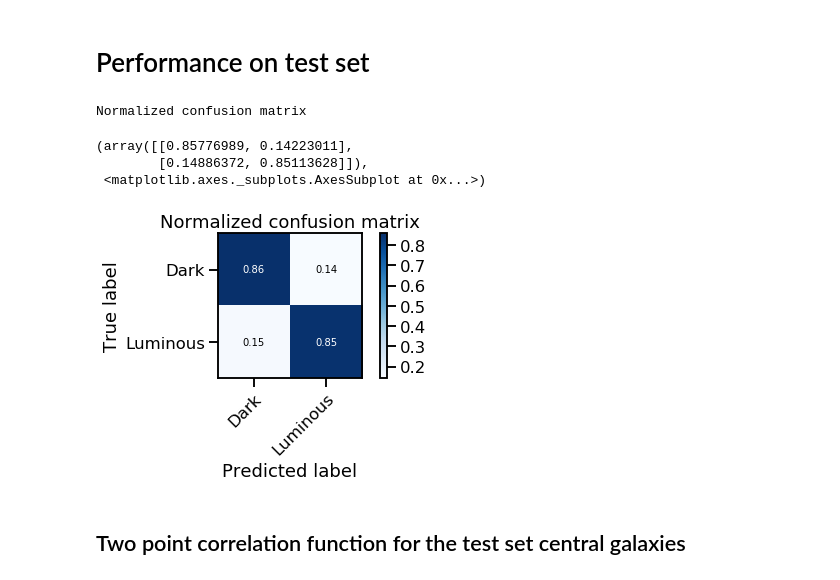
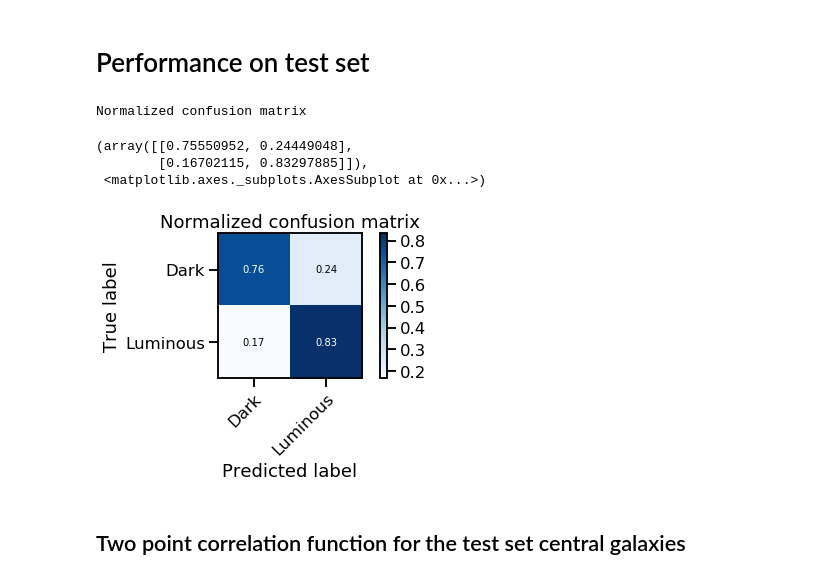
Before and after one commit to florpi/GraphCosmologyNetwork, a Jupyter notebook: baselines/HOD.ipynb, the cells around one changed output. Drawn from its saved outputs; the diff is of its cells as text; code cells hidden in the pictures.

```diff
--- a/baselines/HOD.ipynb
+++ b/baselines/HOD.ipynb
@@ -70,11 +51,11 @@ plt.legend()
 # %%
 nbins= 20
-bins = np.logspace(np.log10(np.min(mass)),
-                   np.log10(np.max(mass)), nbins+1)
+bins = np.logspace(np.log10(np.min(train.M200c)),
+                   np.log10(np.max(train.M200c)), nbins+1)
 
 bin_centers = (bins[1:]+bins[:-1])/2.
 
-mass_func, edges = np.histogram(mass, bins=bins)
+mass_func, edges = np.histogram(train.M200c, bins=bins)
 plt.loglog((edges[1:]+edges[:-1])/2.,
            mass_func,color='black', marker='o',markersize=3)
 
@@ -99,10 +69,10 @@ n_centrals_test
 # %%
-n_centrals = labels[train_idx] > 0
-n_satellites = labels[train_idx] - 1
+n_centrals = train.labels
+n_satellites = train.N_gals - 1
 # %%
-n_centrals_binned, edges, _ = binned_statistic(mass[train_idx], n_centrals, statistic = 'mean',
+n_centrals_binned, edges, _ = binned_statistic(train.M200c, n_centrals, statistic = 'mean',
                                      bins=bins)
 
-n_centrals_error, edges, _ = binned_statistic(mass[train_idx], n_centrals, statistic = 'std',
+n_centrals_error, edges, _ = binned_statistic(train.M200c, n_centrals, statistic = 'std',
                                      bins=bins)
 # %%
@@ -215,9 +185,9 @@ plt.legend()
 # %%
 np.random.seed(22222)
 
-Udf = np.random.uniform(0,1,len(test_idx))
+Udf = np.random.uniform(0,1,len(test))
 
-N_mean_cen = cen_model.mean_occupation(prim_haloprop = mass[test_idx])
+N_mean_cen = cen_model.mean_occupation(prim_haloprop = test.M200c)
 # %%
 Nc_test = (N_mean_cen > Udf).astype(int)
 # %%
@@ -225,13 +195,13 @@ cm = confusion_matrix((labels[test_idx] > 0).astype(int), Nc_test)
 # %%
-plot_confusion_matrix((labels[test_idx] > 0).astype(int),
+plot_confusion_matrix(test.labels,
     Nc_test, classes = ['Dark', 'Luminous'],
     normalize = True)
 # %% [output]
 Normalized confusion matrix
-(array([[0.85776989, 0.14223011],
-        [0.14886372, 0.85113628]]),
+(array([[0.75550952, 0.24449048],
+        [0.16702115, 0.83297885]]),
  <matplotlib.axes._subplots.AxesSubplot at 0x...>)
-[figure, old version]
+[figure, new version]
 # %% [markdown]
 ## Two point correlation function for the test set central galaxies
 # %%
```
Also changed, not shown: parts of 18 cells of this notebook, 3 other files.
